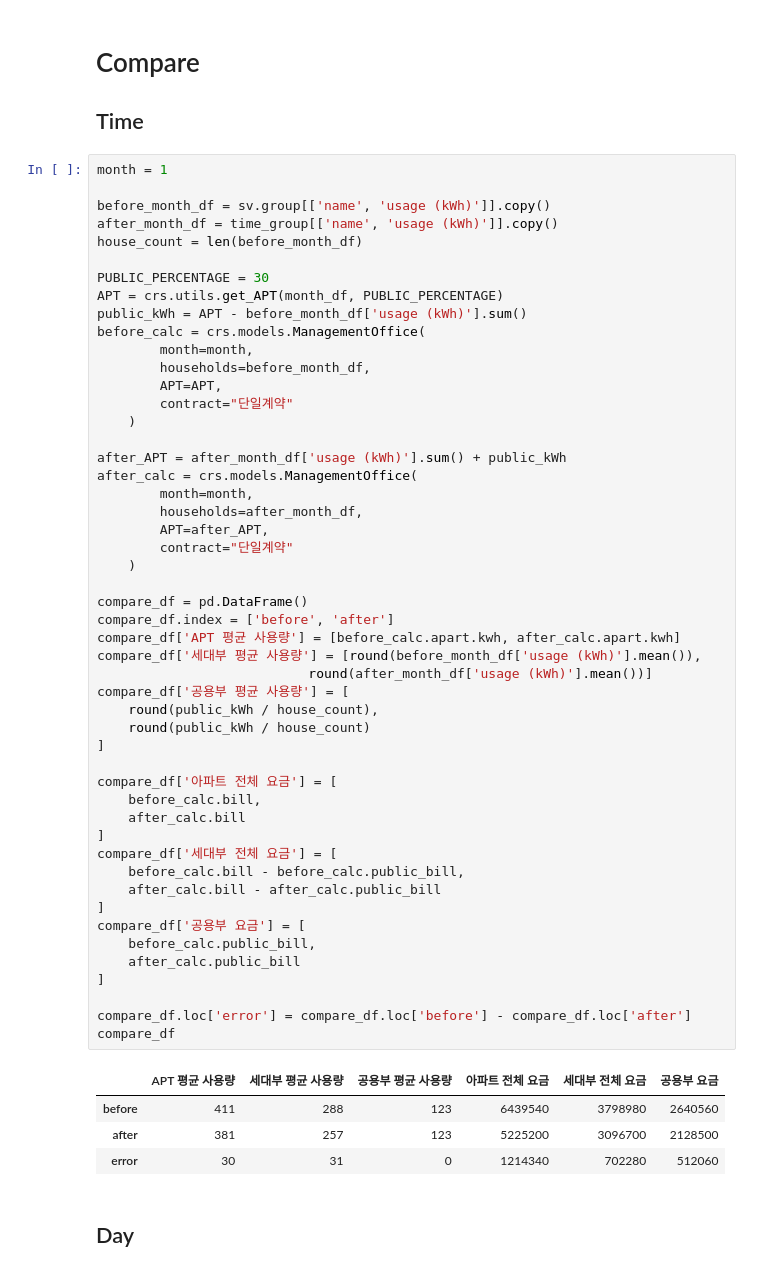
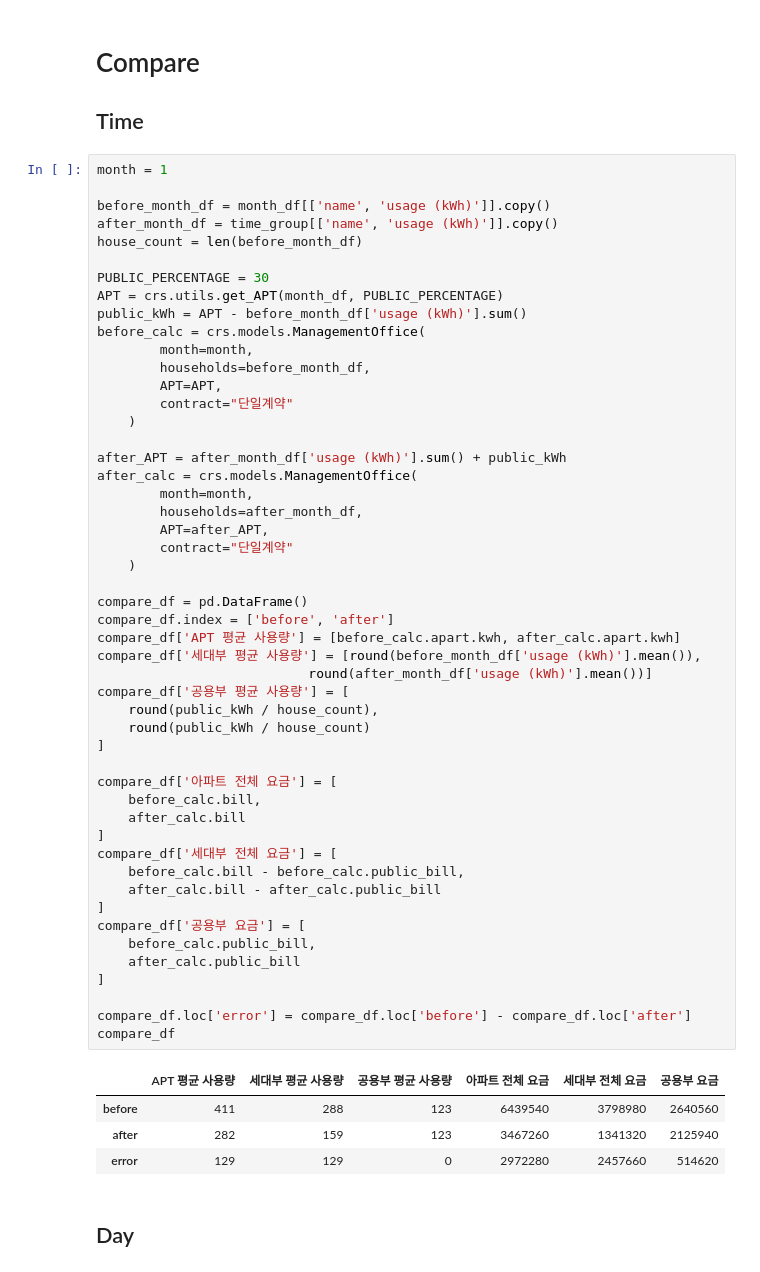
Before and after one commit to formegusto/distribution-public-fee, a Jupyter notebook: pt4.전기절약 피드백 modulization.ipynb, the cells around one changed output. Cells and saved outputs as stored; diff of their text form.

```diff
--- a/pt4.전기절약 피드백 modulization.ipynb
+++ b/pt4.전기절약 피드백 modulization.ipynb
@@ -103,7 +104,7 @@ round(day_group['usage (kWh)'].mean())
 # %%
 month = 1
 
-before_month_df = sv.group[['name', 'usage (kWh)']].copy()
+before_month_df = month_df[['name', 'usage (kWh)']].copy()
 after_month_df = time_group[['name', 'usage (kWh)']].copy()
 house_count = len(before_month_df)
 
@@ -126,35 +127,35 @@ after_calc = crs.models.ManagementOffice(
     )
 
 compare_df = pd.DataFrame()
 compare_df.index = ['before', 'after']
 compare_df['APT 평균 사용량'] = [before_calc.apart.kwh, after_calc.apart.kwh]
 compare_df['세대부 평균 사용량'] = [round(before_month_df['usage (kWh)'].mean()),
                            round(after_month_df['usage (kWh)'].mean())]
 compare_df['공용부 평균 사용량'] = [
     round(public_kWh / house_count),
     round(public_kWh / house_count)
 ]
 
 compare_df['아파트 전체 요금'] = [
     before_calc.bill,
     after_calc.bill
 ]
 compare_df['세대부 전체 요금'] = [
     before_calc.bill - before_calc.public_bill,
     after_calc.bill - after_calc.public_bill
 ]
 compare_df['공용부 요금'] = [
     before_calc.public_bill,
     after_calc.public_bill
 ]
 
 compare_df.loc['error'] = compare_df.loc['before'] - compare_df.loc['after']
 compare_df
 # %% [output]
 |  | APT 평균 사용량 | 세대부 평균 사용량 | 공용부 평균 사용량 | 아파트 전체 요금 | 세대부 전체 요금 | 공용부 요금 |
 | before | 411 | 288 | 123 | 6439540 | 3798980 | 2640560 |
-| after | 381 | 257 | 123 | 5225200 | 3096700 | 2128500 |
-| error | 30 | 31 | 0 | 1214340 | 702280 | 512060 |
+| after | 282 | 159 | 123 | 3467260 | 1341320 | 2125940 |
+| error | 129 | 129 | 0 | 2972280 | 2457660 | 514620 |
 # %% [markdown]
 ## Day
 # %%
```
Also changed, not shown: parts of 21 cells of this notebook, 1 other file.
